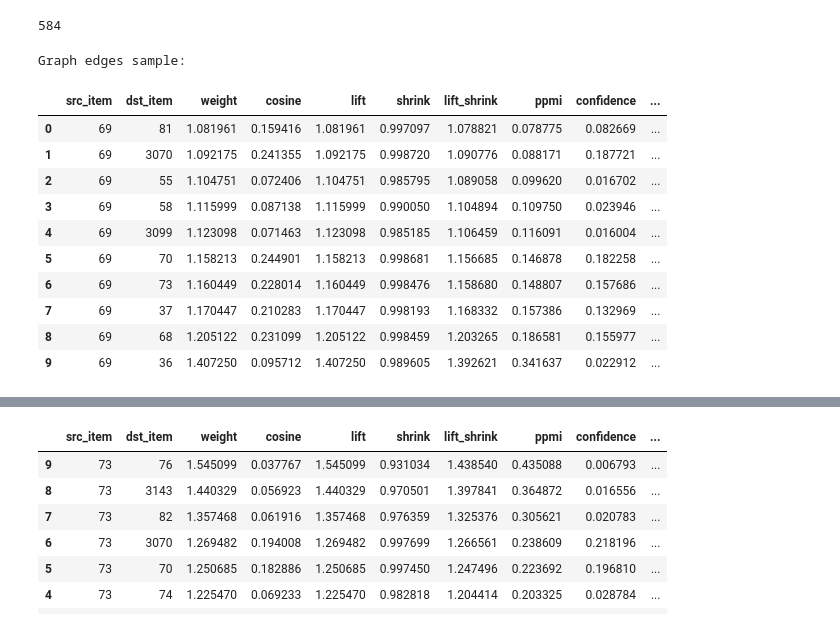
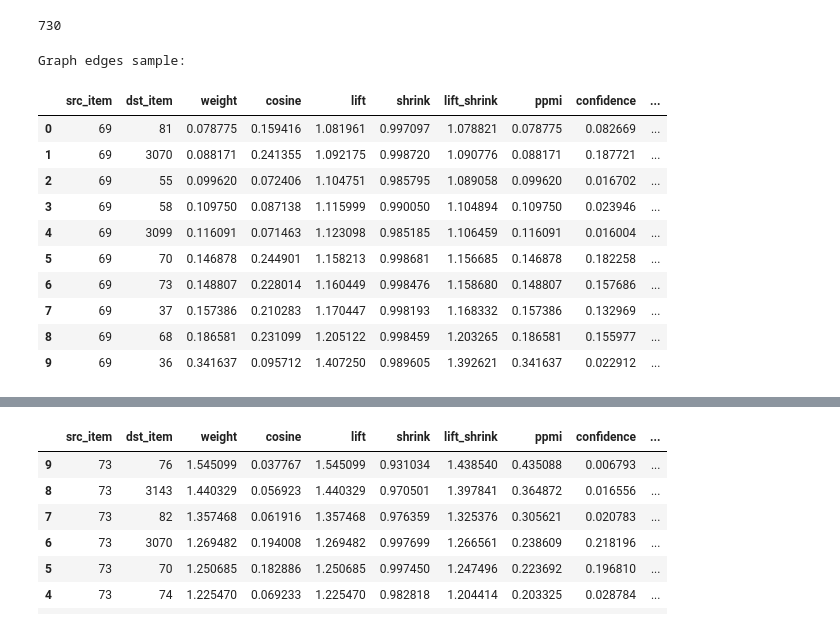
Before and after one commit to samousavizade/Recora, a Jupyter notebook: examples/item_item_graph.ipynb, the cells around one changed output, grey strips where cells are left out. Cells and saved outputs as stored; diff of their text form; code cells hidden in the pictures.

```diff
--- a/examples/item_item_graph.ipynb
+++ b/examples/item_item_graph.ipynb
@@ -778,36 +778,36 @@ def recommend_for_cart(
 df_baskets = pd.read_csv('./sample_data/baskets.csv')
 df_categories = pd.read_csv('./sample_data/categories.csv')
 # %%
-min_support = int(df_baskets['order_id'].nunique() * 0.002)
+min_support = int(df_baskets['order_id'].nunique() * 0.0025)
 min_support
 # %% [output]
-584
+730
 # %%
 # Build graph
 edges_df, item_freq = build_copurchase_graph(
     df=df_baskets,
     order_col="order_id",
     item_col="category_id",
     min_item_freq=min_support,
     min_items_per_order=3,
     max_items_per_order=10,
-    weight_mode="lift",
+    weight_mode="ppmi",
     topk_neighbors=10,
 )
 
 
 print("\nGraph edges sample:")
 edges_df.head(10)
 # %% [output]
 Graph edges sample:
 |  | src_item | dst_item | weight | cosine | lift | shrink | lift_shrink | ppmi | confidence | ... |
-| 0 | 69 | 81 | 1.081961 | 0.159416 | 1.081961 | 0.997097 | 1.078821 | 0.078775 | 0.082669 | ... |
-| 1 | 69 | 3070 | 1.092175 | 0.241355 | 1.092175 | 0.998720 | 1.090776 | 0.088171 | 0.187721 | ... |
-| 2 | 69 | 55 | 1.104751 | 0.072406 | 1.104751 | 0.985795 | 1.089058 | 0.099620 | 0.016702 | ... |
-| 3 | 69 | 58 | 1.115999 | 0.087138 | 1.115999 | 0.990050 | 1.104894 | 0.109750 | 0.023946 | ... |
-| 4 | 69 | 3099 | 1.123098 | 0.071463 | 1.123098 | 0.985185 | 1.106459 | 0.116091 | 0.016004 | ... |
-| 5 | 69 | 70 | 1.158213 | 0.244901 | 1.158213 | 0.998681 | 1.156685 | 0.146878 | 0.182258 | ... |
-| 6 | 69 | 73 | 1.160449 | 0.228014 | 1.160449 | 0.998476 | 1.158680 | 0.148807 | 0.157686 | ... |
-| 7 | 69 | 37 | 1.170447 | 0.210283 | 1.170447 | 0.998193 | 1.168332 | 0.157386 | 0.132969 | ... |
-| 8 | 69 | 68 | 1.205122 | 0.231099 | 1.205122 | 0.998459 | 1.203265 | 0.186581 | 0.155977 | ... |
-| 9 | 69 | 36 | 1.407250 | 0.095712 | 1.407250 | 0.989605 | 1.392621 | 0.341637 | 0.022912 | ... |
+| 0 | 69 | 81 | 0.078775 | 0.159416 | 1.081961 | 0.997097 | 1.078821 | 0.078775 | 0.082669 | ... |
+| 1 | 69 | 3070 | 0.088171 | 0.241355 | 1.092175 | 0.998720 | 1.090776 | 0.088171 | 0.187721 | ... |
+| 2 | 69 | 55 | 0.099620 | 0.072406 | 1.104751 | 0.985795 | 1.089058 | 0.099620 | 0.016702 | ... |
+| 3 | 69 | 58 | 0.109750 | 0.087138 | 1.115999 | 0.990050 | 1.104894 | 0.109750 | 0.023946 | ... |
+| 4 | 69 | 3099 | 0.116091 | 0.071463 | 1.123098 | 0.985185 | 1.106459 | 0.116091 | 0.016004 | ... |
+| 5 | 69 | 70 | 0.146878 | 0.244901 | 1.158213 | 0.998681 | 1.156685 | 0.146878 | 0.182258 | ... |
+| 6 | 69 | 73 | 0.148807 | 0.228014 | 1.160449 | 0.998476 | 1.158680 | 0.148807 | 0.157686 | ... |
+| 7 | 69 | 37 | 0.157386 | 0.210283 | 1.170447 | 0.998193 | 1.168332 | 0.157386 | 0.132969 | ... |
+| 8 | 69 | 68 | 0.186581 | 0.231099 | 1.205122 | 0.998459 | 1.203265 | 0.186581 | 0.155977 | ... |
+| 9 | 69 | 36 | 0.341637 | 0.095712 | 1.407250 | 0.989605 | 1.392621 | 0.341637 | 0.022912 | ... |
```
Also changed, not shown: parts of 3 cells of this notebook, 2 other files.
